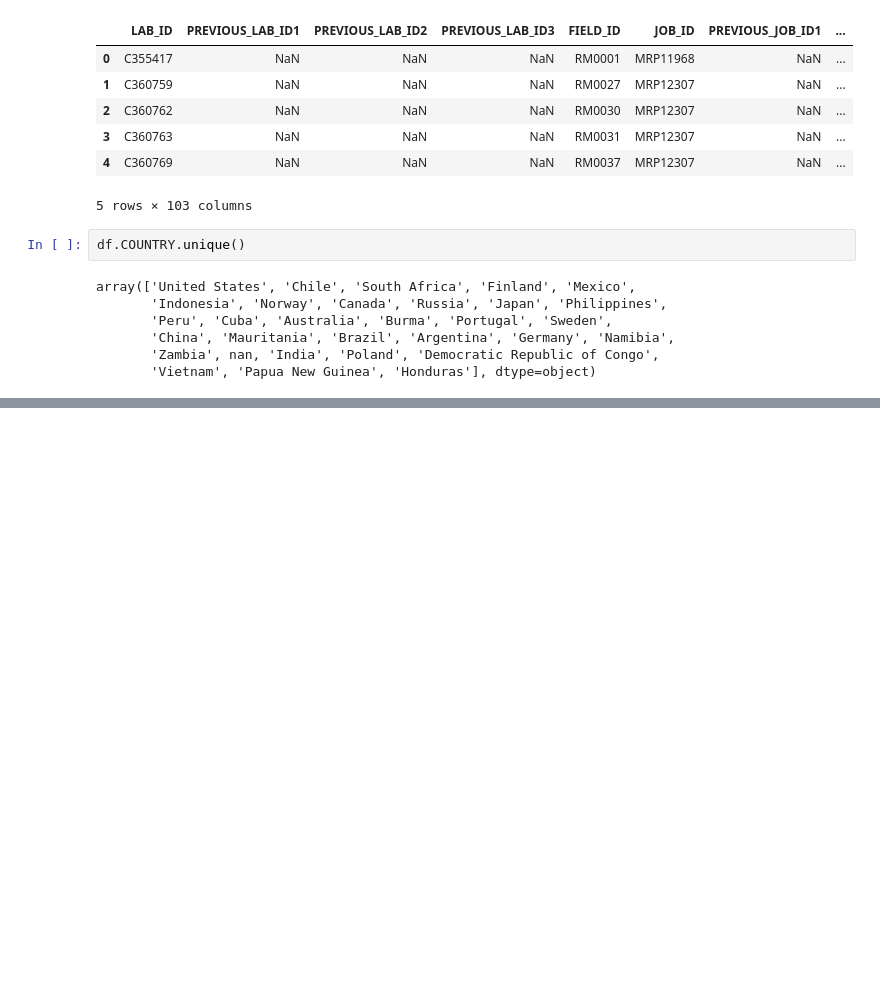
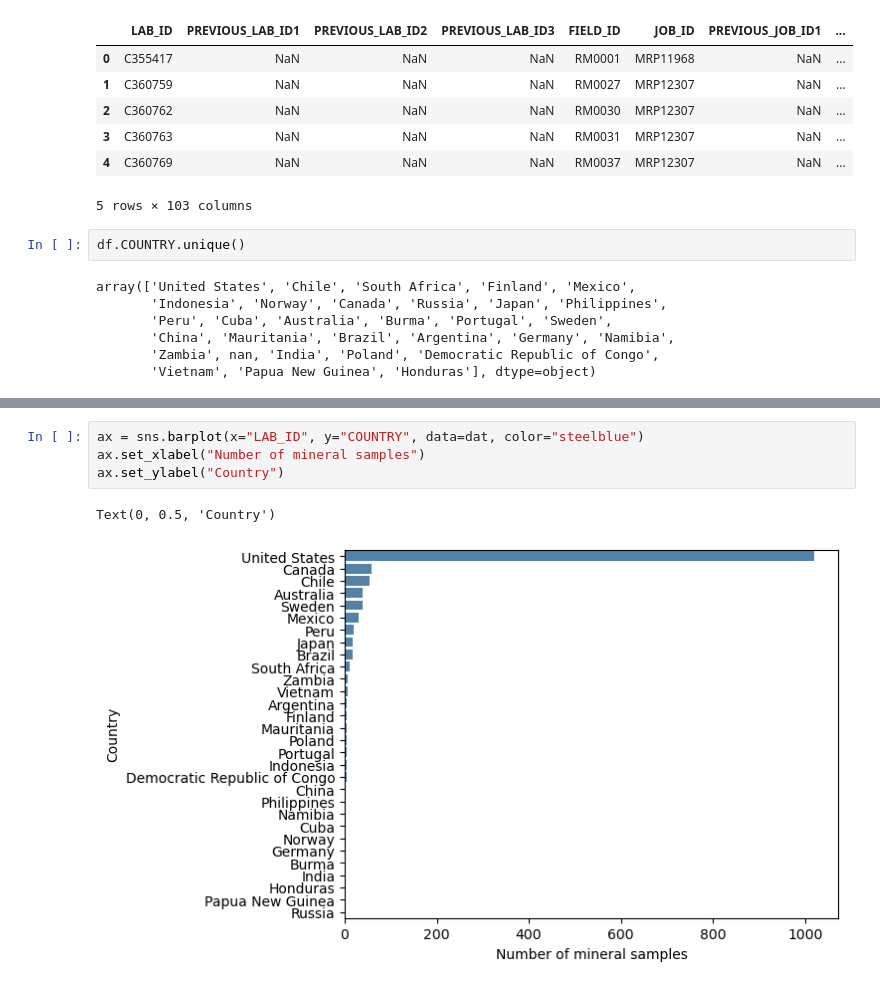
Before and after one commit to andrewbowen19/storiesDATA608, a Jupyter notebook: story7.ipynb, the cells around one changed output, grey strips where cells are left out. Cells and saved outputs as stored; diff of their text form; blank space fills up the shorter version.

```diff
--- a/story7.ipynb
+++ b/story7.ipynb
@@ -90,0 +95,7 @@ Text(0, 0, '')
+# %%
+ax = sns.barplot(x="LAB_ID", y="COUNTRY", data=dat, color="steelblue")
+ax.set_xlabel("Number of mineral samples")
+ax.set_ylabel("Country")
+# %% [output]
+Text(0, 0.5, 'Country')
+[figure, added]
```
Also changed, not shown: parts of 10 cells of this notebook.
